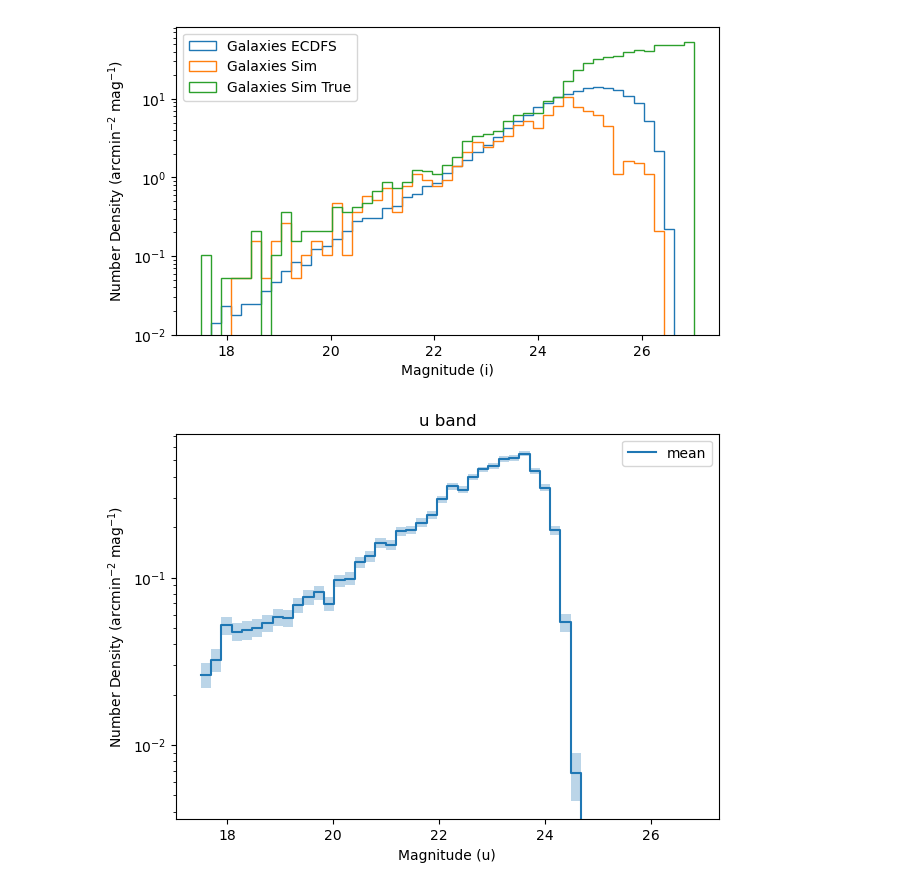
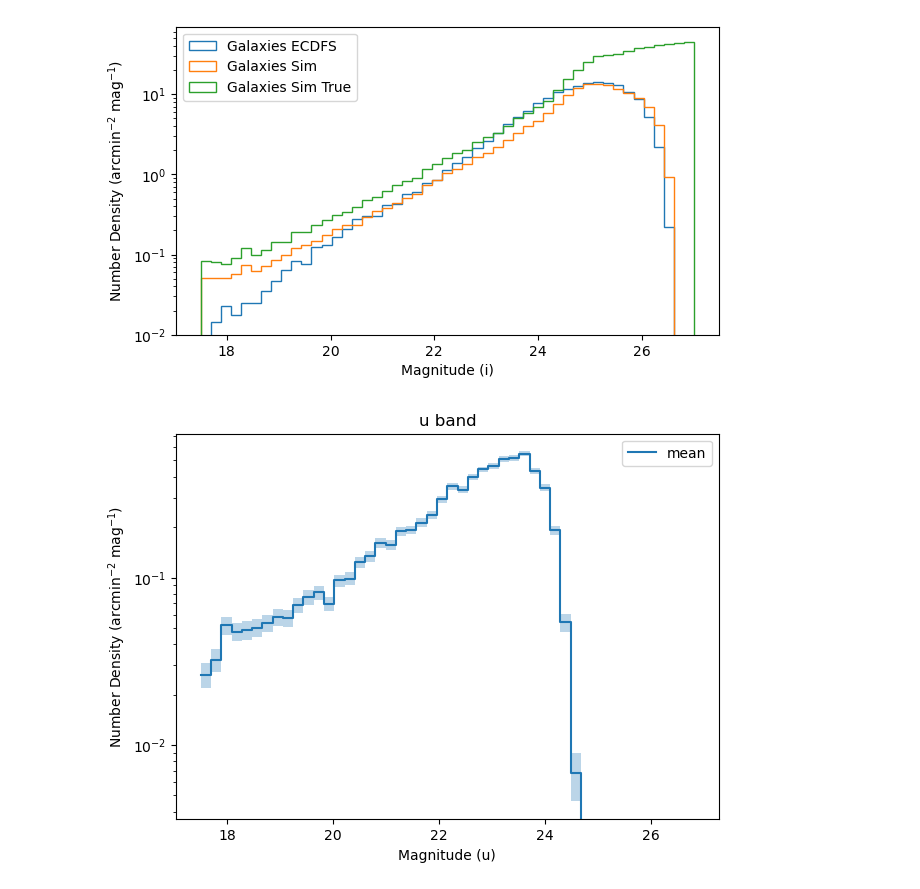
Before and after one commit to philipladuca24/LSST-SimCatVal, a Jupyter notebook: LSST-SimCatVal/full_run_plots.ipynb, the cells around one changed output. Cells and saved outputs as stored; diff of their text form; code cells hidden in the pictures.

```diff
--- a/LSST-SimCatVal/full_run_plots.ipynb
+++ b/LSST-SimCatVal/full_run_plots.ipynb
@@ -66,7 +66,7 @@ COLUMNS = [
 
 
 bands = 'ugrizy'
-base = '/hildafs/home/pladuca/main/lsst-sim-package/LSST-SimCatVal/LSST-SimCatVal/outputs_v3/'
+base = '/hildafs/home/pladuca/main/lsst-sim-package/LSST-SimCatVal/LSST-SimCatVal/outputs_v4/'
 cats_by_band = {b: [] for b in bands}
 i = 0
 for entry in os.scandir(base):
@@ -106,5 +115,5 @@ full_cats = {
 # %%
-with open(f'/hildafs/home/pladuca/main/lsst-sim-package/LSST-SimCatVal/LSST-SimCatVal/full_cat_v3.pkl', "wb") as f:
+with open(f'/hildafs/home/pladuca/main/lsst-sim-package/LSST-SimCatVal/LSST-SimCatVal/outputs/full_cat_v4.pkl', "wb") as f:
     pickle.dump(full_cats, f)
 # %%
 print(max(full_cats['i']['obs_ind']))
@@ -113,6 +122,6 @@ print(max(full_cats['i']['obs_ind']))
 # %%
 bands = 'ugrizy'
-base = '/hildafs/home/pladuca/main/lsst-sim-package/LSST-SimCatVal/LSST-SimCatVal/outputs_v3/'
+base = '/hildafs/home/pladuca/main/lsst-sim-package/LSST-SimCatVal/LSST-SimCatVal/outputs_v4/'
 cats_by_band = {b: [] for b in bands}
 i = 0
 for entry in os.scandir(base):
@@ -140,5 +158,5 @@ true_cats = {
 # %%
-with open(f'/hildafs/home/pladuca/main/lsst-sim-package/LSST-SimCatVal/LSST-SimCatVal/true_cat_v3.pkl', "wb") as f:
+with open(f'/hildafs/home/pladuca/main/lsst-sim-package/LSST-SimCatVal/LSST-SimCatVal/outputs/true_cat_v4.pkl', "wb") as f:
     pickle.dump(true_cats, f)
 # %%
 # with open(f'/hildafs/home/pladuca/main/lsst-sim-package/LSST-SimCatVal/LSST-SimCatVal/full_cat.pkl', "rb") as f:
@@ -236,29 +254,29 @@ with open(f'/hildafs/home/pladuca/main/lsst-sim-package/LSST-SimCatVal/LSST-SimC
     dp1 = pickle.load(f)
 # %%
 temp_cut = temp[size >= 3.25]
-count = max(full_cats[b]['obs_ind'])
+count = max(full_cats[b]['obs_ind']) + 1
 area = count* (900 * 0.2/60) **2
 
 mag_bins = np.linspace(17.5, 27, 50)
 bin_size = mag_bins[1] - mag_bins[0]
 fig, ax = plt.subplots(1,figsize=(7,4))
 
 cut_sim_mag = -2.5 * np.log10(temp_cut['modelfit_CModel_instFlux']) + 31.4
 sim_weight = np.full_like(cut_sim_mag, 1/(area*bin_size))
 true_mag = -2.5* np.log10(true_cats[b]['flux']) + 31.4
 true_weight = np.full_like(true_mag, 1/(area*bin_size))
 
 ghist_dp1, bins, _ =ax.hist(dp1['mag'], dp1['bins'], weights=dp1['weights'], histtype="step",label="Galaxies ECDFS")
 ghist_sim, bins, _ =ax.hist(cut_sim_mag, mag_bins, weights=sim_weight, histtype="step",label='Galaxies Sim')
 ghist_sim, bins, _ =ax.hist(true_mag, mag_bins, weights=true_weight, histtype="step",label='Galaxies Sim True')
 ax.set_xlabel("Magnitude (i)")
 ax.set_ylabel("Number Density (arcmin$^{-2}$ mag$^{-1}$)")
 ax.set_yscale('log')
 ax.legend()
 ax.set_ylim(10e-3)
 plt.show()
 # %% [output]
-[figure, old version]
+[figure, new version]
 # %%
 ## bootstrap error
 count = max(full_cats[b]['obs_ind'])
```
Also changed, not shown: parts of 8 cells of this notebook, 2 other files.
